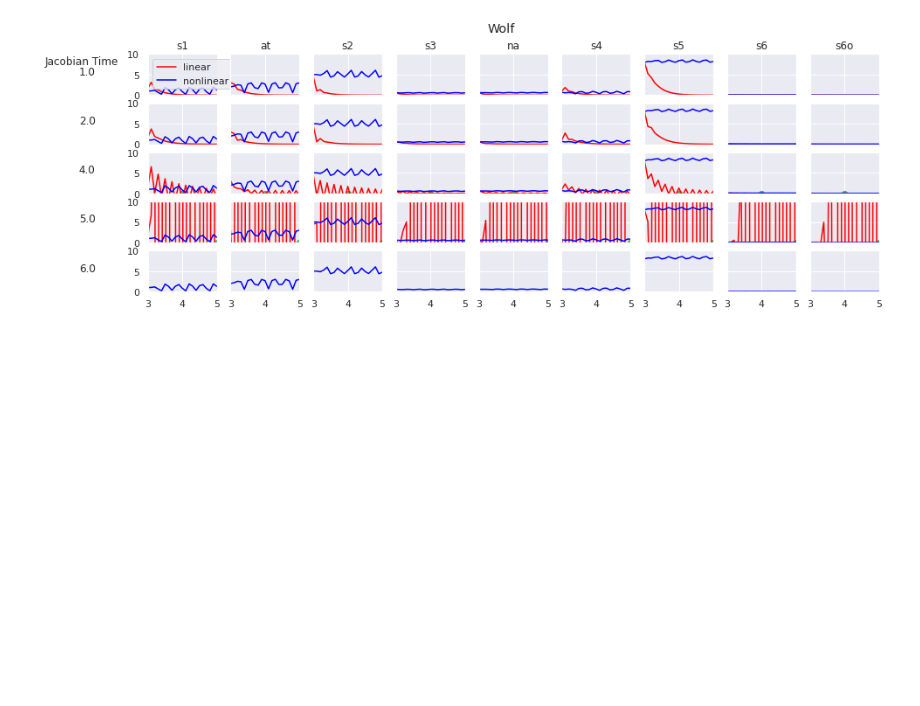
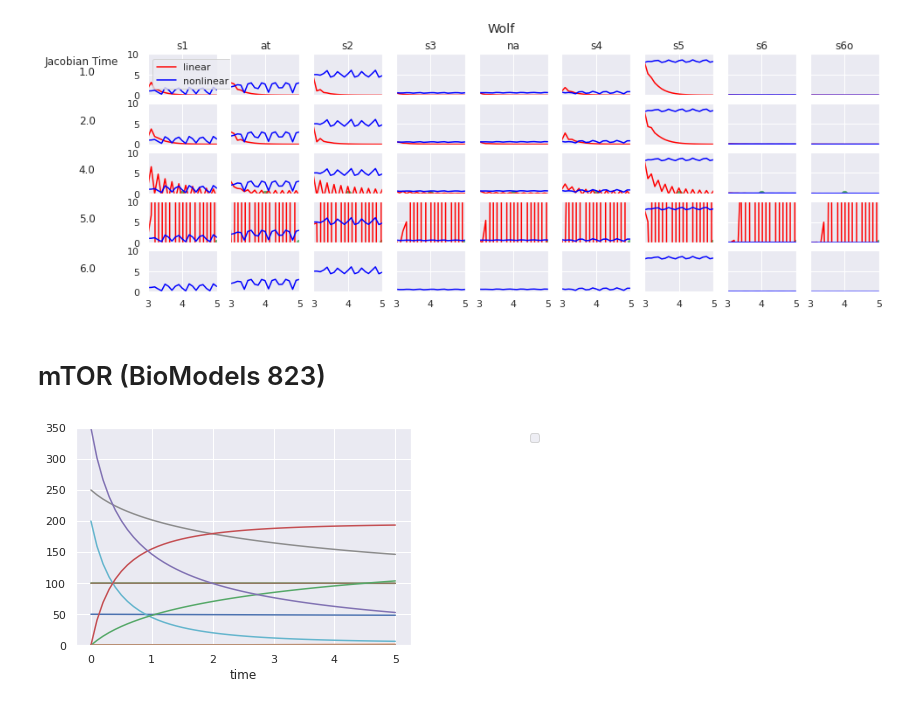
Before and after one commit to ModelEngineering/controlSBML, a Jupyter notebook: notebooks/LinearApproximations.ipynb, the cells around one changed output. Cells and saved outputs as stored; diff of their text form; code cells hidden in the pictures; blank space fills up the shorter version.

```diff
--- a/notebooks/LinearApproximations.ipynb
+++ b/notebooks/LinearApproximations.ipynb
@@ -246,0 +245,8 @@ ctlsb = ctl.ControlSBML(rr)
+# %% [markdown]
+# mTOR (BioModels 823)
+# %%
+ctlsb_823 = ctl.ControlSBML(ctl.BIOMODELS_DCT[823])
+# %%
+ctlsb_823.plotTrueModel()
+# %% [output]
+[figure, added]
```
Also changed, not shown: parts of 1 cell of this notebook, 2 other files.
